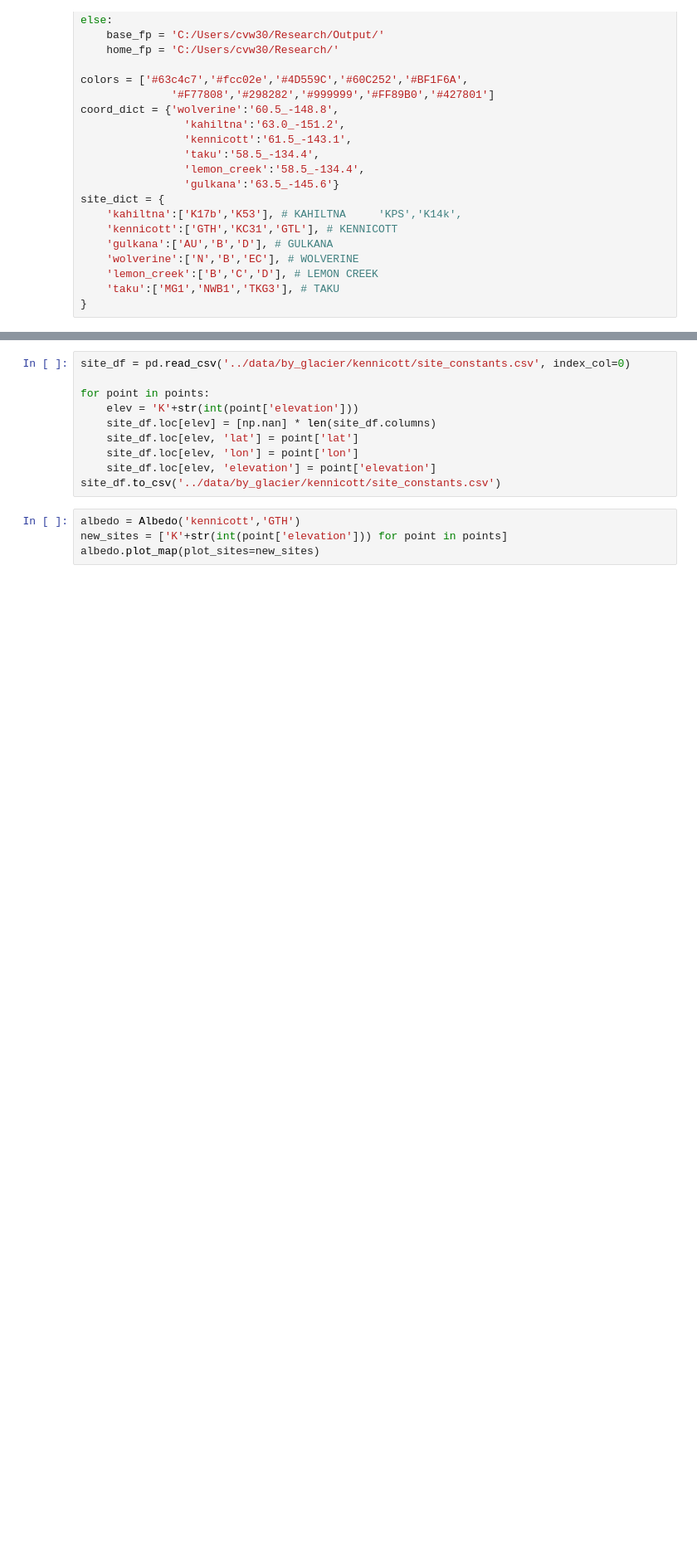
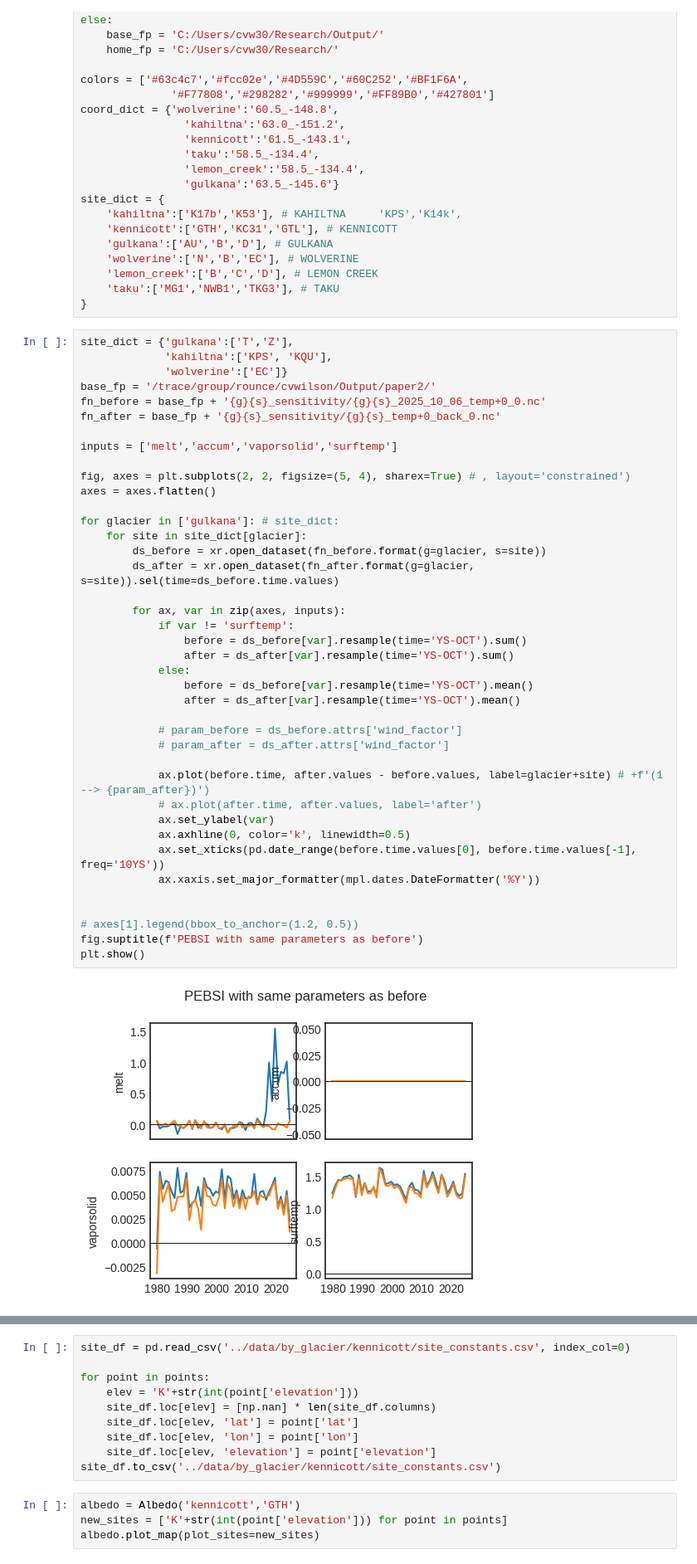
Before and after one commit to clairevwilson/PEBSI, a Jupyter notebook: project/explore.ipynb, the cells around one changed output, grey strips where cells are left out. Shown at 83% size. Cells and saved outputs as stored; diff of their text form; blank space fills up the shorter version.

```diff
--- a/project/explore.ipynb
+++ b/project/explore.ipynb
@@ -40,3 +40,45 @@ site_dict = {
     'lemon_creek':['B','C','D'], # LEMON CREEK
     'taku':['MG1','NWB1','TKG3'], # TAKU
 }
+# %%
+site_dict = {'gulkana':['T','Z'],
+             'kahiltna':['KPS', 'KQU'],
+             'wolverine':['EC']}
+base_fp = '/trace/group/rounce/cvwilson/Output/paper2/'
+fn_before = base_fp + '{g}{s}_sensitivity/{g}{s}_2025_10_06_temp+0_0.nc'
+fn_after = base_fp + '{g}{s}_sensitivity/{g}{s}_temp+0_back_0.nc'
+
+inputs = ['melt','accum','vaporsolid','surftemp']
+
+fig, axes = plt.subplots(2, 2, figsize=(5, 4), sharex=True) # , layout='constrained')
+axes = axes.flatten()
+
+for glacier in ['gulkana']: # site_dict:
+    for site in site_dict[glacier]:
+        ds_before = xr.open_dataset(fn_before.format(g=glacier, s=site))
+        ds_after = xr.open_dataset(fn_after.format(g=glacier, s=site)).sel(time=ds_before.time.values)
+
+        for ax, var in zip(axes, inputs):
+            if var != 'surftemp':
+                before = ds_before[var].resample(time='YS-OCT').sum()
+                after = ds_after[var].resample(time='YS-OCT').sum()
+            else:
+                before = ds_before[var].resample(time='YS-OCT').mean()
+                after = ds_after[var].resample(time='YS-OCT').mean()
+
+            # param_before = ds_before.attrs['wind_factor']
+            # param_after = ds_after.attrs['wind_factor']
+
+            ax.plot(before.time, after.values - before.values, label=glacier+site) # +f'(1 --> {param_after})')
+            # ax.plot(after.time, after.values, label='after')
+            ax.set_ylabel(var)
+            ax.axhline(0, color='k', linewidth=0.5)
+            ax.set_xticks(pd.date_range(before.time.values[0], before.time.values[-1], freq='10YS'))
+            ax.xaxis.set_major_formatter(mpl.dates.DateFormatter('%Y'))
+
+
+# axes[1].legend(bbox_to_anchor=(1.2, 0.5))
+fig.suptitle(f'PEBSI with same parameters as before')
+plt.show()
+# %% [output]
+[figure, added]
```
Also changed, not shown: parts of 4 cells of this notebook, 8 other files.
